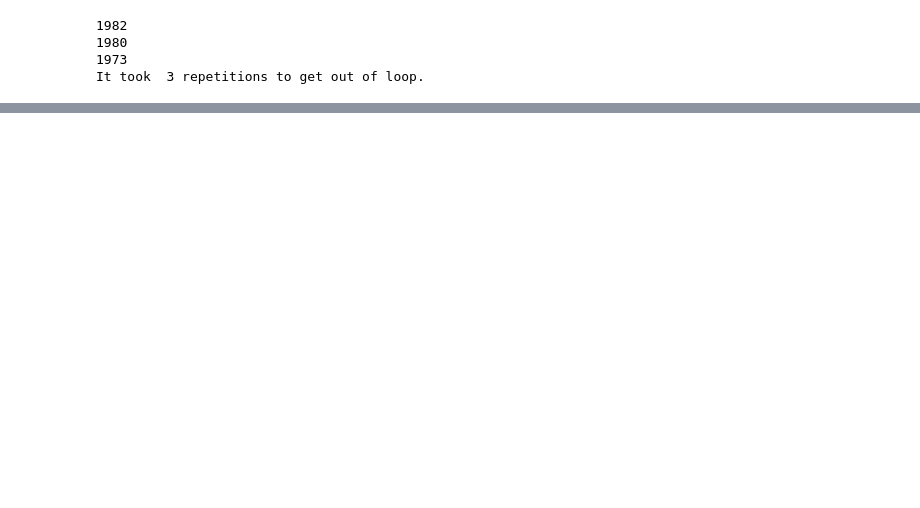
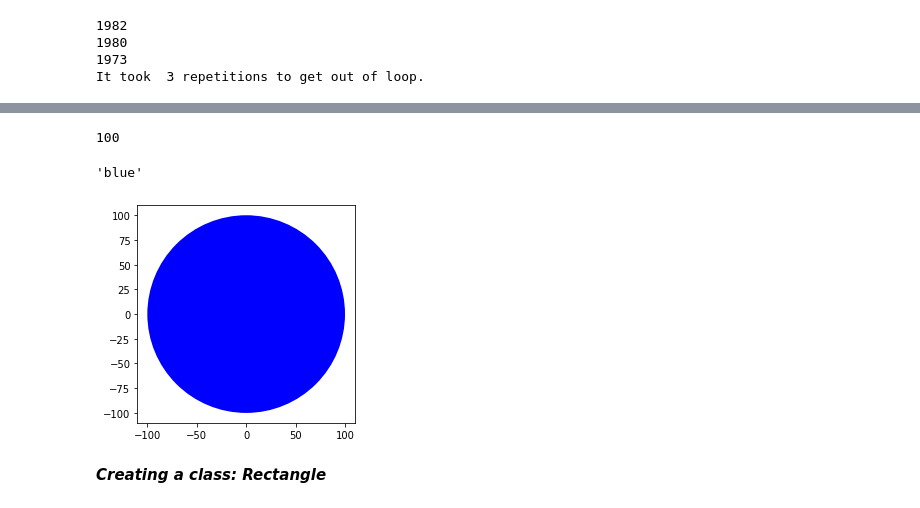
Before and after one commit to harsha8745/IBM-WATSON, a Jupyter notebook: Python_for_data_science_and_AI.ipynb, the cells around one changed output, grey strips where cells are left out. Cells and saved outputs as stored; diff of their text form; code cells hidden in the pictures; blank space fills up the shorter version.

```diff
--- a/Python_for_data_science_and_AI.ipynb
+++ b/Python_for_data_science_and_AI.ipynb
@@ -1141,0 +1583,13 @@ It took  3 repetitions to get out of loop.
+# %%
+blue_circle = circle(100, 'blue')
+print(blue_circle.radius)
+blue_circle.color
+# %% [output]
+100
+'blue'
+# %%
+blue_circle.draw_circle()
+# %% [output]
+[figure, added]
+# %% [markdown]
+***Creating a class: Rectangle***
```
Also changed, not shown: parts of 78 cells of this notebook.
